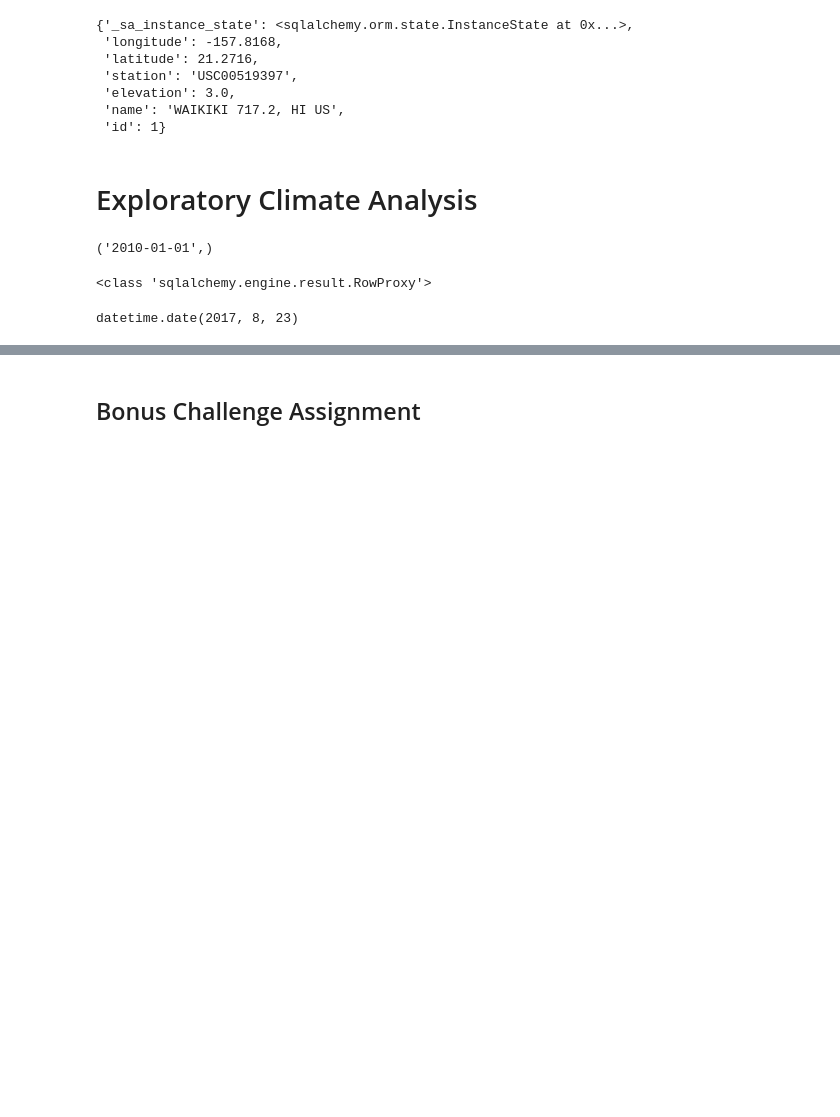
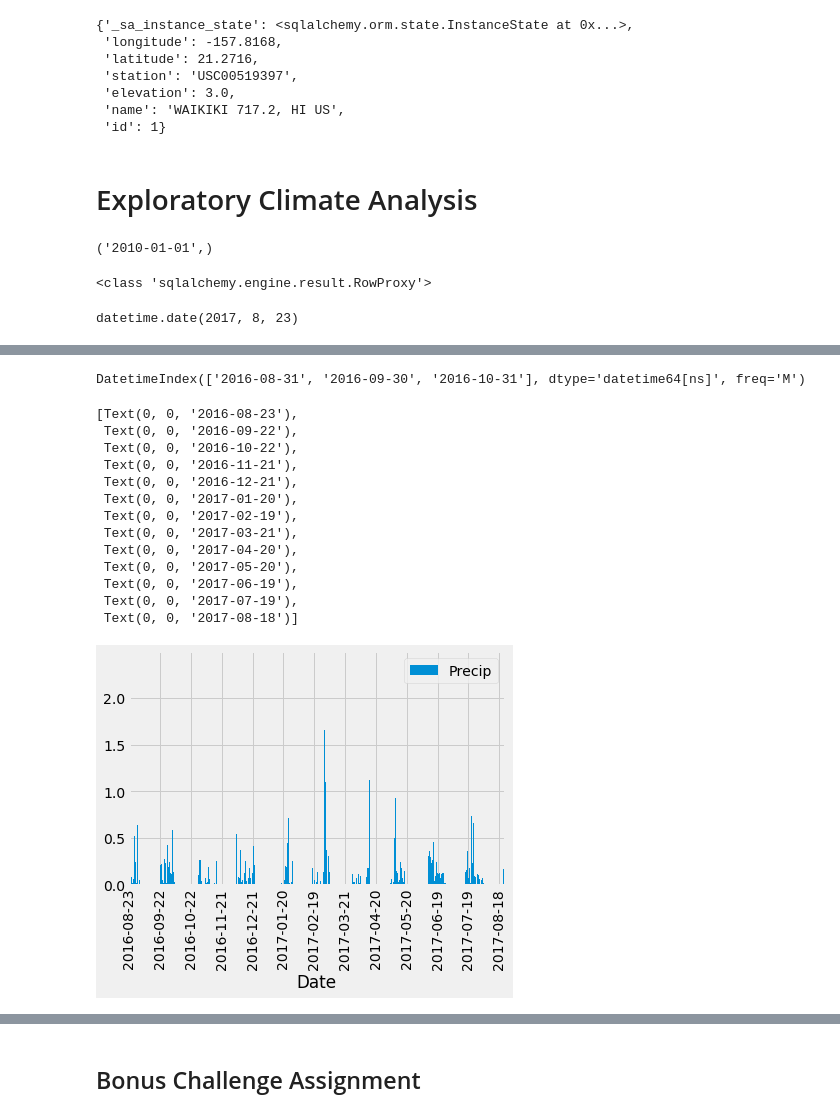
Before and after one commit to jleibfried/sqlalchemy-challenge, a Jupyter notebook: Instructions/climate_starter.ipynb, the cells around one changed output, grey strips where cells are left out. Saved outputs shown, nothing was run; the diff lists cells and outputs as text; code cells hidden in the pictures; blank space fills up the shorter version.

```diff
--- a/Instructions/climate_starter.ipynb
+++ b/Instructions/climate_starter.ipynb
@@ -89,0 +118,13 @@ datetime.date(2017, 8, 23)
+# %%
+# Save the query results as a Pandas DataFrame and set the index to the date column
+measurement_df = pd.DataFrame(measurement_list)
+del measurement_df[0]
+measurement_df.columns=['Station ID','Date','Precip','Temp']
+del measurement_df['Station ID']
+del measurement_df['Temp']
+
+#measurement_df.set_index('Date').groupby(pd.Grouper(freq='D')).mean()
+#measurement_df.resample('D', on='Date').mean()
+
+measurement_df
+# measurement_pd.set_index('Date')
@@ -89,0 +149,12 @@ datetime.date(2017, 8, 23)
+# %%
+# dropping NaN values
+measurement_df = measurement_df[measurement_df['Precip'].notna()]
+measurementGrouped = measurement_df.groupby("Date")
+# print(len(measurement_df))
+print(len(measurementGrouped))
+
+# props to https://technology.amis.nl/2019/10/11/convert-groupby-result-on-pandas-data-frame-into-a-data-frame-using-to_frame/
+# I struggled with this for so long and it seems so crucial to data manipulation
+measureGrouped_df = measurementGrouped['Precip'].mean().to_frame(name = 'Precip').reset_index()
+print(len(measureGrouped_df))
+measureGrouped_df
@@ -89,0 +181,14 @@ datetime.date(2017, 8, 23)
+# %%
+# Use Pandas Plotting with Matplotlib to plot the data
+# measurement_pd[["Month","Precip"]].plot.bar()
+# plt.show()
+
+months = measureGrouped_df['Date'].sort_values()
+startmonth = months.iloc[0]
+index = pd.date_range(startmonth, periods = 3, freq = 'M')
+index
+
+# measurement_pd.groupby('Month')['model'].count().reindex(index).plot.bar();
+# xticks(index)
+# %% [output]
+DatetimeIndex(['2016-08-31', '2016-09-30', '2016-10-31'], dtype='datetime64[ns]', freq='M')
@@ -89,0 +198,24 @@ datetime.date(2017, 8, 23)
+# %%
+# Citation to https://stackoverflow.com/questions/19143857/pandas-bar-plot-xtick-frequency
+n = 30
+
+ax = measureGrouped_df.plot(kind='bar', x='Date', y='Precip')
+ticks = ax.xaxis.get_ticklocs()
+ticklabels = [l.get_text() for l in ax.xaxis.get_ticklabels()]
+ax.xaxis.set_ticks(ticks[::n])
+ax.xaxis.set_ticklabels(ticklabels[::n])
+# %% [output]
+[Text(0, 0, '2016-08-23'),
+ Text(0, 0, '2016-09-22'),
+ Text(0, 0, '2016-10-22'),
+ Text(0, 0, '2016-11-21'),
+ Text(0, 0, '2016-12-21'),
+ Text(0, 0, '2017-01-20'),
+ Text(0, 0, '2017-02-19'),
+ Text(0, 0, '2017-03-21'),
+ Text(0, 0, '2017-04-20'),
+ Text(0, 0, '2017-05-20'),
+ Text(0, 0, '2017-06-19'),
+ Text(0, 0, '2017-07-19'),
+ Text(0, 0, '2017-08-18')]
+[figure, added]
```
Also changed, not shown: parts of 19 cells of this notebook.
